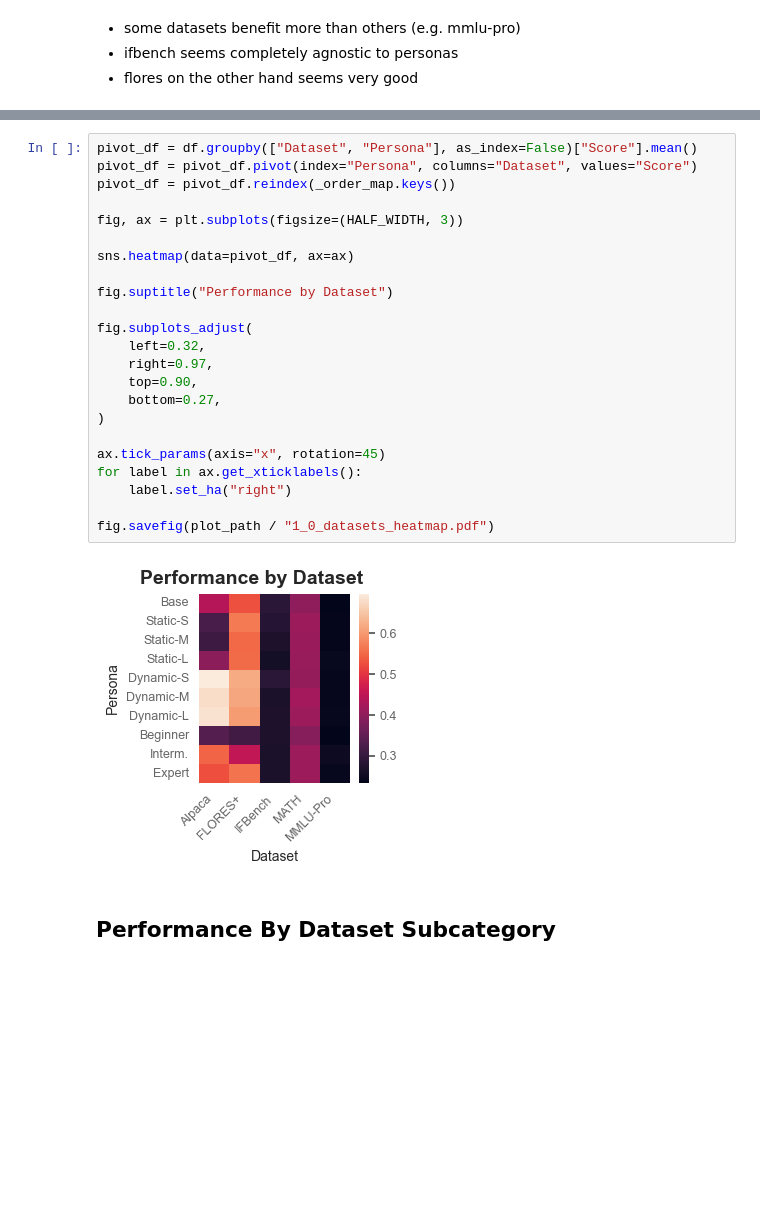
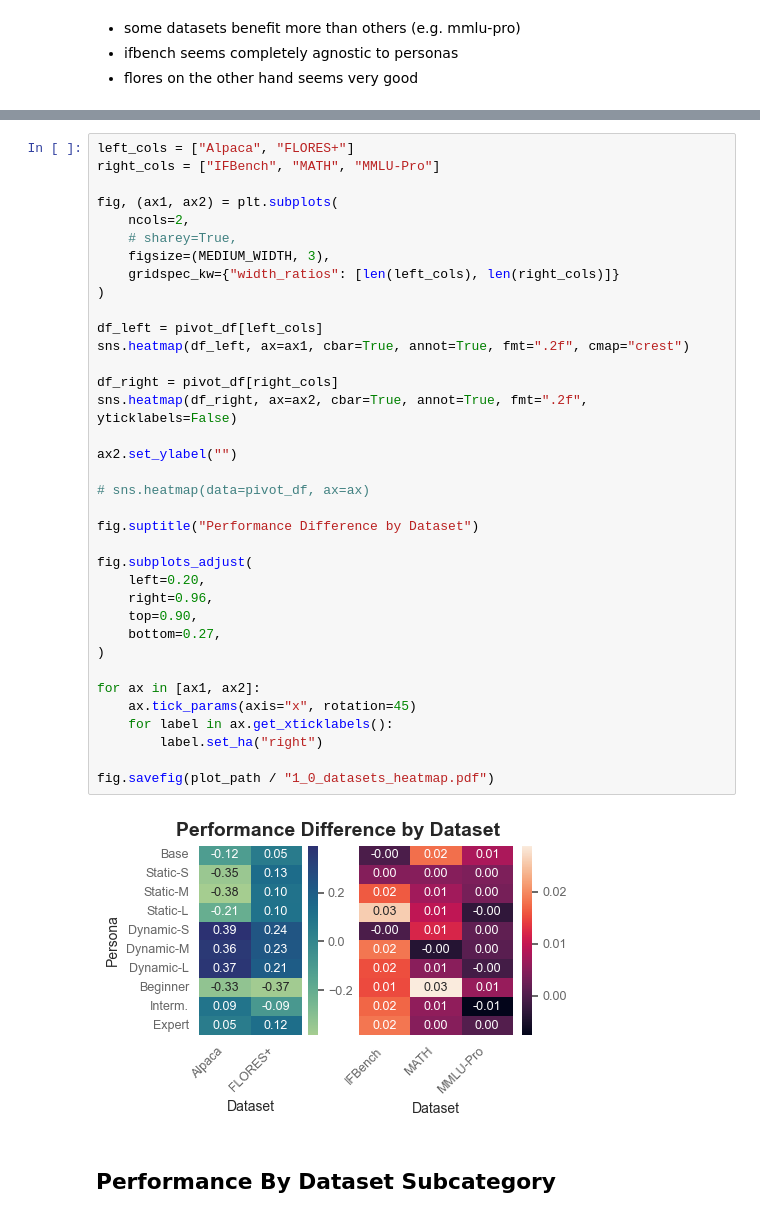
Before and after one commit to nicomu99/master-thesis, a Jupyter notebook: dataset_overview.ipynb, the cells around one changed output, grey strips where cells are left out. Cells and saved outputs as stored; diff of their text form; blank space fills up the shorter version.

Commit message:
Create new plots

```diff
--- a/dataset_overview.ipynb
+++ b/dataset_overview.ipynb
@@ -360,28 +400,41 @@ print_sig(dataset_results, "dataset")
 # %%
-pivot_df = df.groupby(["Dataset", "Persona"], as_index=False)["Score"].mean()
-pivot_df = pivot_df.pivot(index="Persona", columns="Dataset", values="Score")
-pivot_df = pivot_df.reindex(_order_map.keys())
+left_cols = ["Alpaca", "FLORES+"]
+right_cols = ["IFBench", "MATH", "MMLU-Pro"]
 
-fig, ax = plt.subplots(figsize=(HALF_WIDTH, 3))
+fig, (ax1, ax2) = plt.subplots(
+    ncols=2,
+    # sharey=True,
+    figsize=(MEDIUM_WIDTH, 3),
+    gridspec_kw={"width_ratios": [len(left_cols), len(right_cols)]}
+)
 
-sns.heatmap(data=pivot_df, ax=ax)
+df_left = pivot_df[left_cols]
+sns.heatmap(df_left, ax=ax1, cbar=True, annot=True, fmt=".2f", cmap="crest")
 
-fig.suptitle("Performance by Dataset")
+df_right = pivot_df[right_cols]
+sns.heatmap(df_right, ax=ax2, cbar=True, annot=True, fmt=".2f", yticklabels=False)
+
+ax2.set_ylabel("")
+
+# sns.heatmap(data=pivot_df, ax=ax)
+
+fig.suptitle("Performance Difference by Dataset")
 
 fig.subplots_adjust(
-    left=0.32,
-    right=0.97,
+    left=0.20,
+    right=0.96,
     top=0.90,
     bottom=0.27,
 )
 
-ax.tick_params(axis="x", rotation=45)
-for label in ax.get_xticklabels():
-    label.set_ha("right")
+for ax in [ax1, ax2]:
+    ax.tick_params(axis="x", rotation=45)
+    for label in ax.get_xticklabels():
+        label.set_ha("right")
 
 fig.savefig(plot_path / "1_0_datasets_heatmap.pdf")
 # %% [output]
-[figure, old version]
+[figure, new version]
 # %% [markdown]
 ## Performance By Dataset Subcategory
 # %%
```
Also changed, not shown: parts of 7 cells of this notebook, 2 other files.
